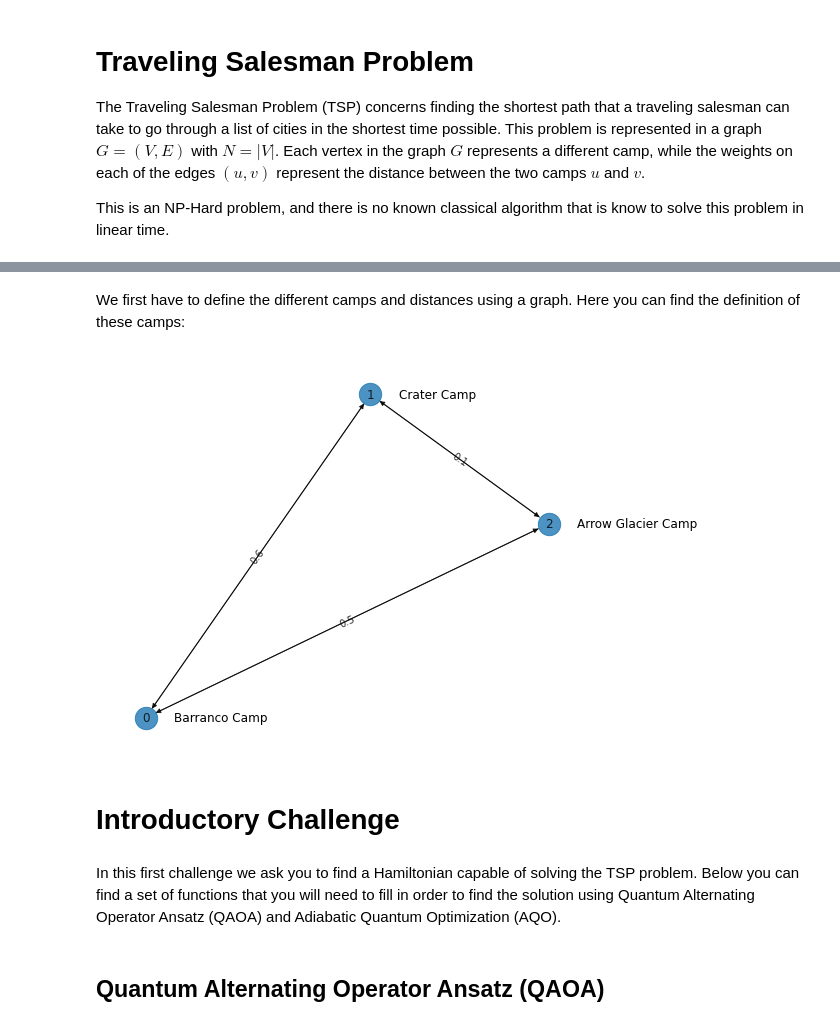
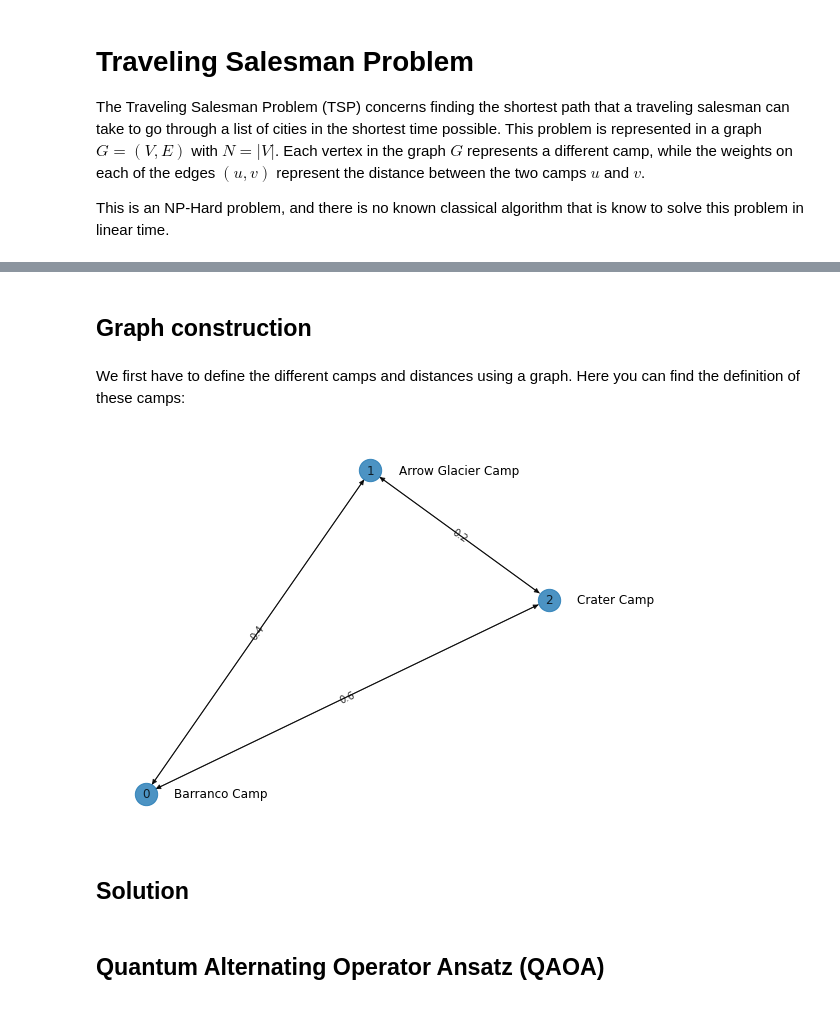
Before and after one commit to djam2608/ETH-HACKATHON-2023, a Jupyter notebook: Software Track/TSP_introductory_challenge.ipynb, the cells around one changed output, grey strips where cells are left out. Cells and saved outputs as stored; diff of their text form; code cells hidden in the pictures.

```diff
--- a/Software Track/TSP_introductory_challenge.ipynb
+++ b/Software Track/TSP_introductory_challenge.ipynb
@@ -6,2 +23,4 @@ This is an NP-Hard problem, and there is no known classical algorithm that is kn
+# %% [markdown]
+## Graph construction
 # %% [markdown]
 We first have to define the different camps and distances using a graph. Here you can find the definition of these camps:
@@ -18,14 +33,14 @@ import numpy as np
 G = nx.DiGraph()
 
 # define the edges of the graph with their corresponding weights
-G.add_edge(0, 1, weight=0.6)
-G.add_edge(1, 0, weight=0.6)
+G.add_edge(0, 1, weight=0.4)
+G.add_edge(1, 0, weight=0.4)
 
-G.add_edge(0, 2, weight=0.5)
-G.add_edge(2, 0, weight=0.5)
+G.add_edge(0, 2, weight=0.6)
+G.add_edge(2, 0, weight=0.6)
 
-G.add_edge(1, 2, weight=0.1)
-G.add_edge(2, 1, weight=0.1)
+G.add_edge(1, 2, weight=0.2)
+G.add_edge(2, 1, weight=0.2)
 
 
 # save the labels of the various edges to be able to plot them.
@@ -36,40 +51,38 @@ for (u,v) in G.edges():
 pos = {0: np.array([-0.3, -0.3 ]), 1: np.array([-0.06 ,  0.2]), 2: np.array([0.13, 0. ])}
 
 # creating node labels
 labels = {}
 labels[0] = 'Barranco Camp'
-labels[1] = 'Crater Camp'
-labels[2] = 'Arrow Glacier Camp'
+labels[1] = 'Arrow Glacier Camp'
+labels[2] = 'Crater Camp'
 
 # applying a shift to the node labels for readability purposes
 shift = np.array([0.03, 0])
 shifted_pos ={node: node_pos + shift for (node, node_pos) in pos.items()}
 
 # draw node labels
 nx.draw_networkx_labels(G, shifted_pos, labels=labels, horizontalalignment="left")
 
 
 #plot the graph and the edge labels
 nx.draw_networkx_edge_labels(G, pos, edge_labels=edge_labels, alpha=0.8)
 nx.draw(G, pos, with_labels=True, alpha=0.8, node_size=500)
 
 # adjust frame to avoid cutting text, may need to adjust the value
 axis = plt.gca()
 lim = axis.get_xlim()
 axis.set_xlim([lim[0], lim[1] * 1.7])
 
 # increase the size of the figure
 figure_size = plt.gcf().get_size_inches()
 factor = 1.8
 plt.gcf().set_size_inches(factor * figure_size)
 
 plt.show()
 # %% [output]
-[figure, old version]
+[figure, new version]
-# %% [markdown]
-# Introductory Challenge
-# %% [markdown]
-In this first challenge we ask you to find a Hamiltonian capable of solving the TSP problem. Below you can find a set of functions that you will need to fill in order to find the solution using Quantum Alternating Operator Ansatz (QAOA) and Adiabatic Quantum Optimization (AQO).
+# %% [markdown]
+## Solution
 # %%
 from qibo.symbols import Z, X, Y
 from qibo import hamiltonians
```
Also changed, not shown: parts of 15 cells of this notebook.
